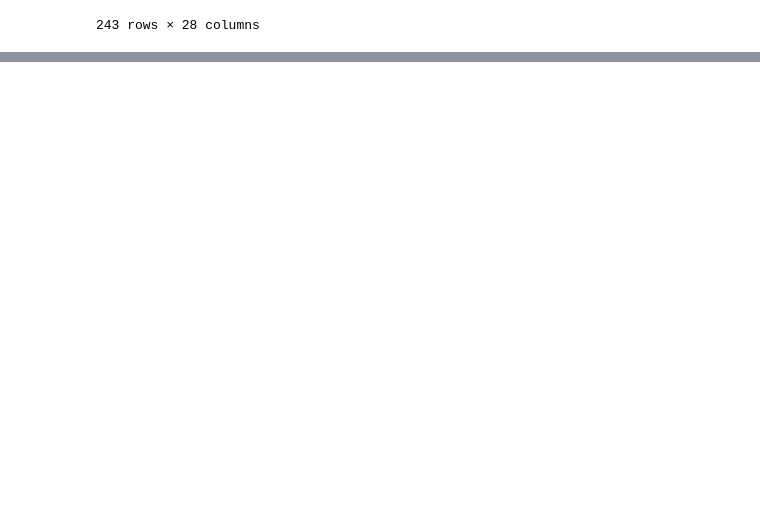
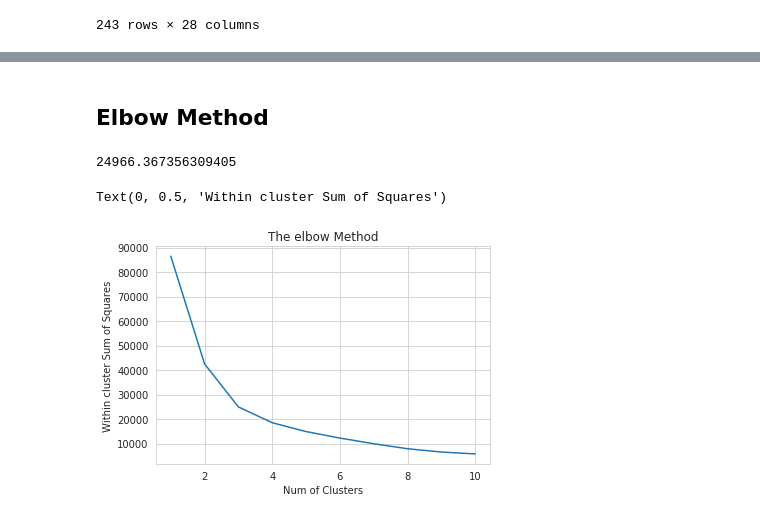
Before and after one commit to LaodeMFauzan/Learn-Machine-Learning, a Jupyter notebook: Portfolio/Clustering Project.ipynb, the cells around one changed output, grey strips where cells are left out. Saved outputs shown, nothing was run; the diff lists cells and outputs as text; code cells hidden in the pictures; blank space fills up the shorter version.

Commit message:
adding elbow method

```diff
--- a/Portfolio/Clustering Project.ipynb
+++ b/Portfolio/Clustering Project.ipynb
@@ -162,0 +163,24 @@ plt.ylim(0,100)
+# %% [markdown]
+## Elbow Method
+# %%
+kmeans.inertia_
+# %% [output]
+24966.367356309405
+# %%
+wcss = []
+
+cl_num = 11
+for i in range(1,cl_num):
+    kmeans = KMeans(i)
+    kmeans.fit(imputed_data)
+    wcss_iteration = kmeans.inertia_
+    wcss.append(wcss_iteration)
+# %%
+number_clusters = range(1,cl_num)
+plt.plot(number_clusters, wcss)
+plt.title("The elbow Method")
+plt.xlabel("Num of Clusters")
+plt.ylabel("Within cluster Sum of Squares")
+# %% [output]
+Text(0, 0.5, 'Within cluster Sum of Squares')
+[figure, added]
```
Also changed, not shown: parts of 2 cells of this notebook.
